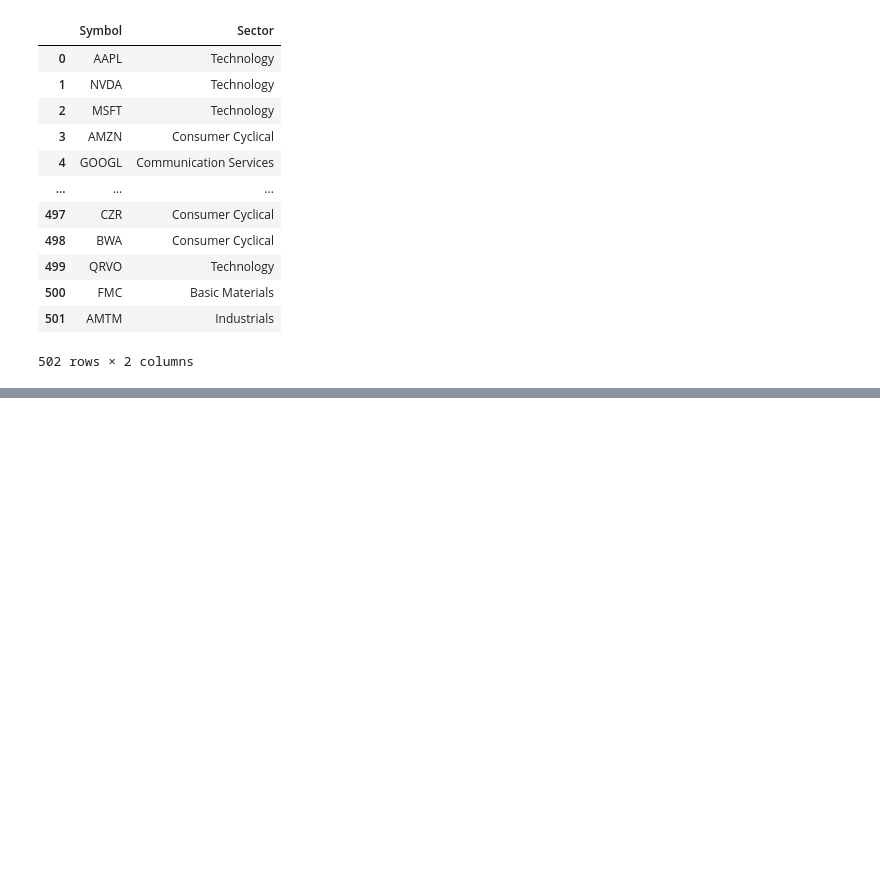
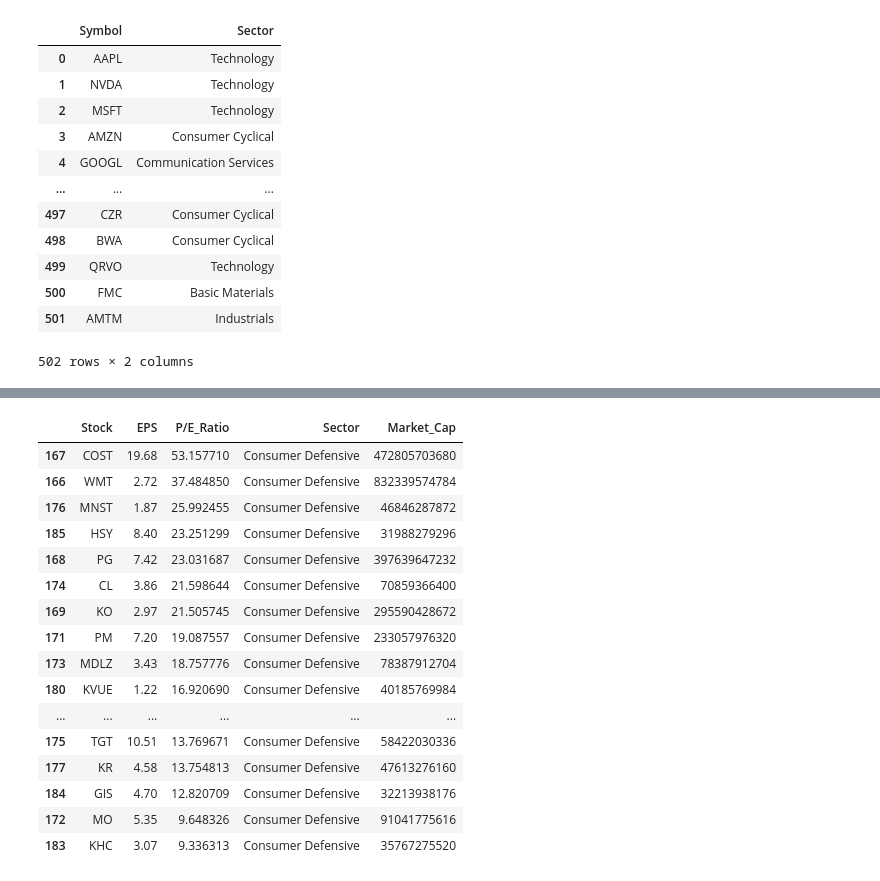
Before and after one commit to cosmanatlol/Stock-News-Analysis, a Jupyter notebook: stock_selection/Stock_Selection.ipynb, the cells around one changed output, grey strips where cells are left out. Drawn from its saved outputs; the diff is of its cells as text; code cells hidden in the pictures; blank space fills up the shorter version.

Commit message:
update stock selection

```diff
--- a/stock_selection/Stock_Selection.ipynb
+++ b/stock_selection/Stock_Selection.ipynb
@@ -115,2 +131,24 @@ technology_sorted
+# %%
+cons_defensive_sorted = metrics_df[metrics_df['Sector'] == 'Consumer Defensive']
+cons_defensive_sorted = cons_defensive_sorted[cons_defensive_sorted['Market_Cap'] >= cons_defensive_sorted['Market_Cap'].median()]
+cons_defensive_sorted
+# %% [output]
+|  | Stock | EPS | P/E_Ratio | Sector | Market_Cap |
+| 167 | COST | 19.68 | 53.157710 | Consumer Defensive | 472805703680 |
+| 166 | WMT | 2.72 | 37.484850 | Consumer Defensive | 832339574784 |
+| 176 | MNST | 1.87 | 25.992455 | Consumer Defensive | 46846287872 |
+| 185 | HSY | 8.40 | 23.251299 | Consumer Defensive | 31988279296 |
+| 168 | PG | 7.42 | 23.031687 | Consumer Defensive | 397639647232 |
+| 174 | CL | 3.86 | 21.598644 | Consumer Defensive | 70859366400 |
+| 169 | KO | 2.97 | 21.505745 | Consumer Defensive | 295590428672 |
+| 171 | PM | 7.20 | 19.087557 | Consumer Defensive | 233057976320 |
+| 173 | MDLZ | 3.43 | 18.757776 | Consumer Defensive | 78387912704 |
+| 180 | KVUE | 1.22 | 16.920690 | Consumer Defensive | 40185769984 |
+| ... | ... | ... | ... | ... | ... |
+| 175 | TGT | 10.51 | 13.769671 | Consumer Defensive | 58422030336 |
+| 177 | KR | 4.58 | 13.754813 | Consumer Defensive | 47613276160 |
+| 184 | GIS | 4.70 | 12.820709 | Consumer Defensive | 32213938176 |
+| 172 | MO | 5.35 | 9.648326 | Consumer Defensive | 91041775616 |
+| 183 | KHC | 3.07 | 9.336313 | Consumer Defensive | 35767275520 |
 # %%
 healthcare_stocks = healthcare_sorted['Stock'].tolist()
```
Also changed, not shown: parts of 9 cells of this notebook.
